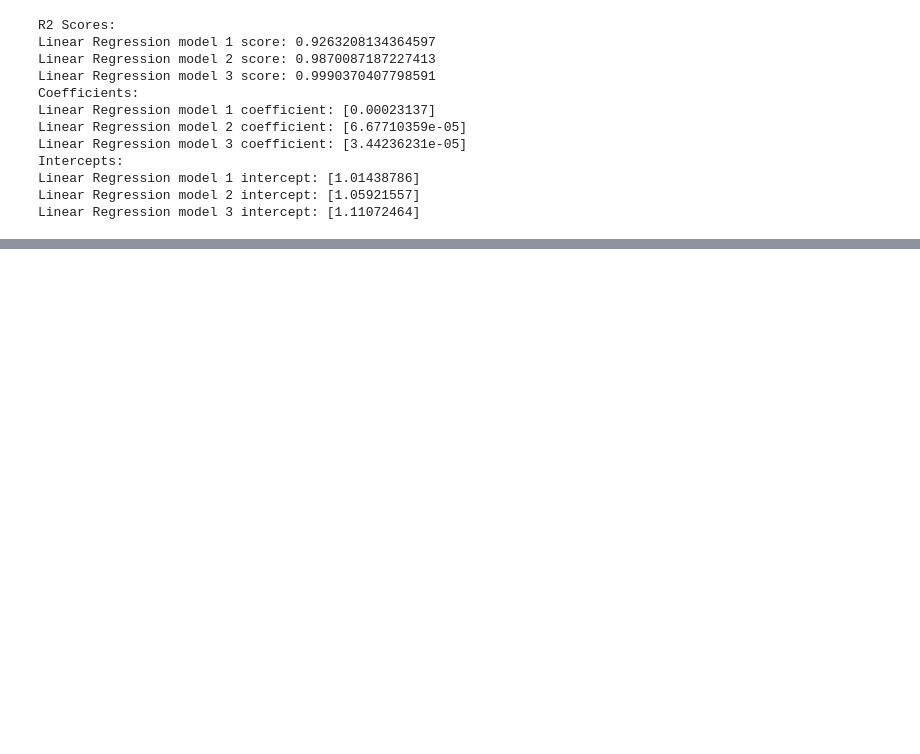
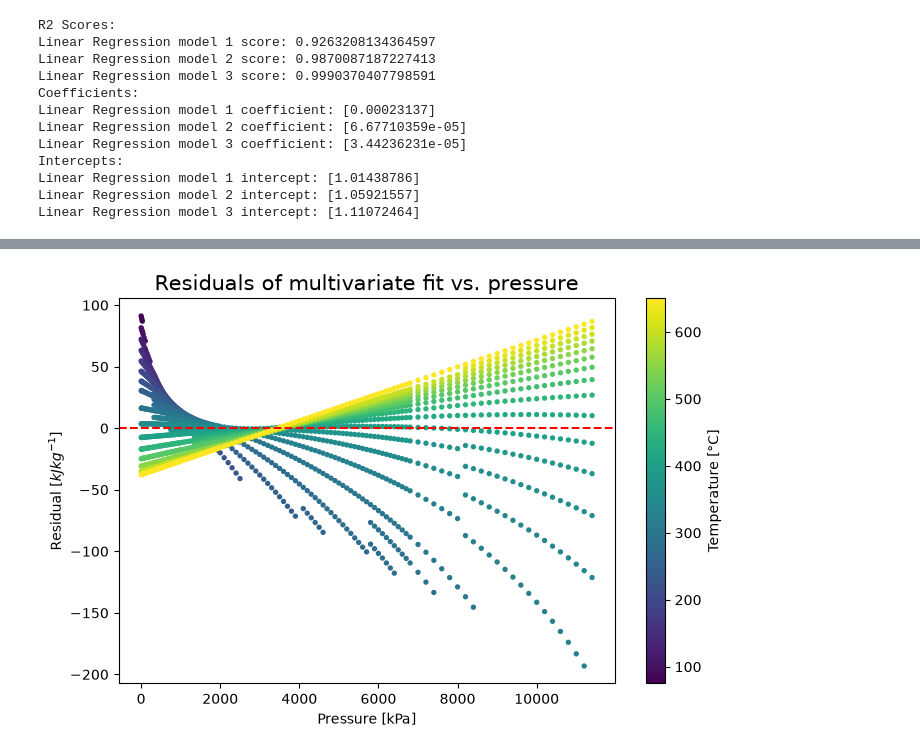
Before and after one commit to BoniYu/GLM_ThemophysicalProperty_Prediction, a Jupyter notebook: Notebooks/eda.ipynb, the cells around one changed output, grey strips where cells are left out. Cells and saved outputs as stored; diff of their text form; code cells hidden in the pictures; blank space fills up the shorter version.

```diff
--- a/Notebooks/eda.ipynb
+++ b/Notebooks/eda.ipynb
@@ -276,0 +425,15 @@ Linear Regression model 3 intercept: [1.11072464]
+# %%
+# Plotting the model
+X_multi = np.column_stack((P_clean, T_clean))
+residuals = H_clean - model_multi.predict(X_multi)
+
+plt.figure(figsize=(8, 5))
+sc = plt.scatter(P_clean, residuals, c=T_clean, cmap='viridis', s=8)
+plt.axhline(0, color='r', linestyle='--')
+plt.colorbar(sc, label='Temperature [°C]')
+plt.xlabel('Pressure [kPa]')
+plt.ylabel('Residual [$kJ kg^{-1}$]')
+plt.title('Residuals of multivariate fit vs. pressure', size=15)
+plt.show()
+# %% [output]
+[figure, added]
```
Also changed, not shown: parts of 19 cells of this notebook, 2 other files.
